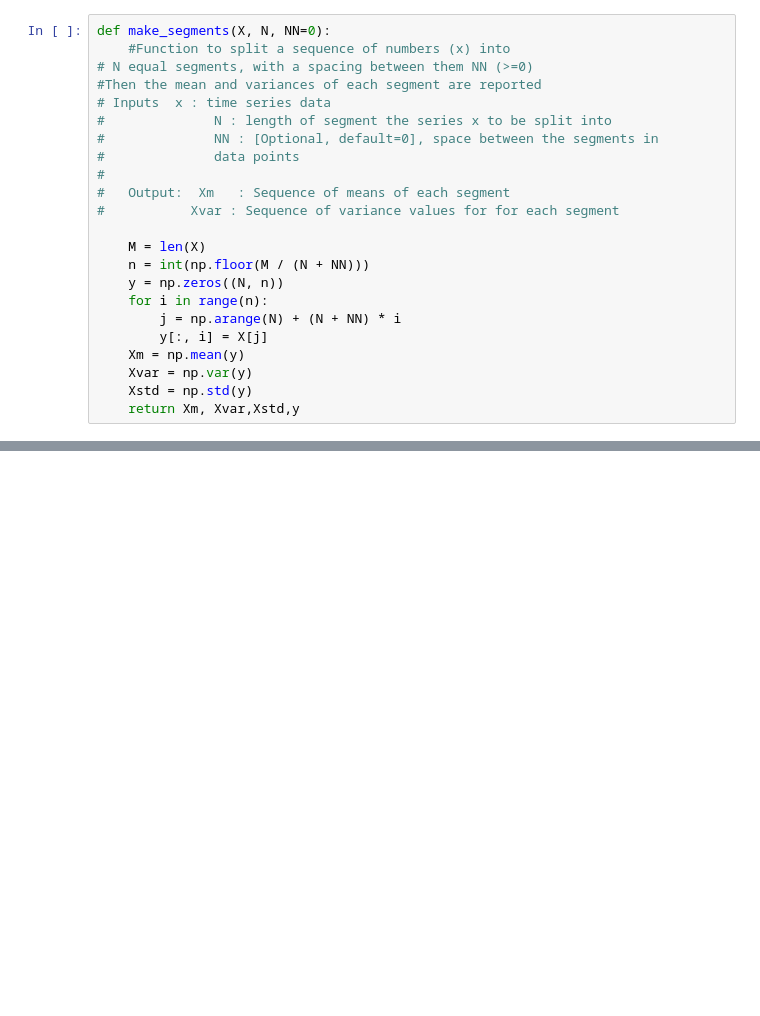
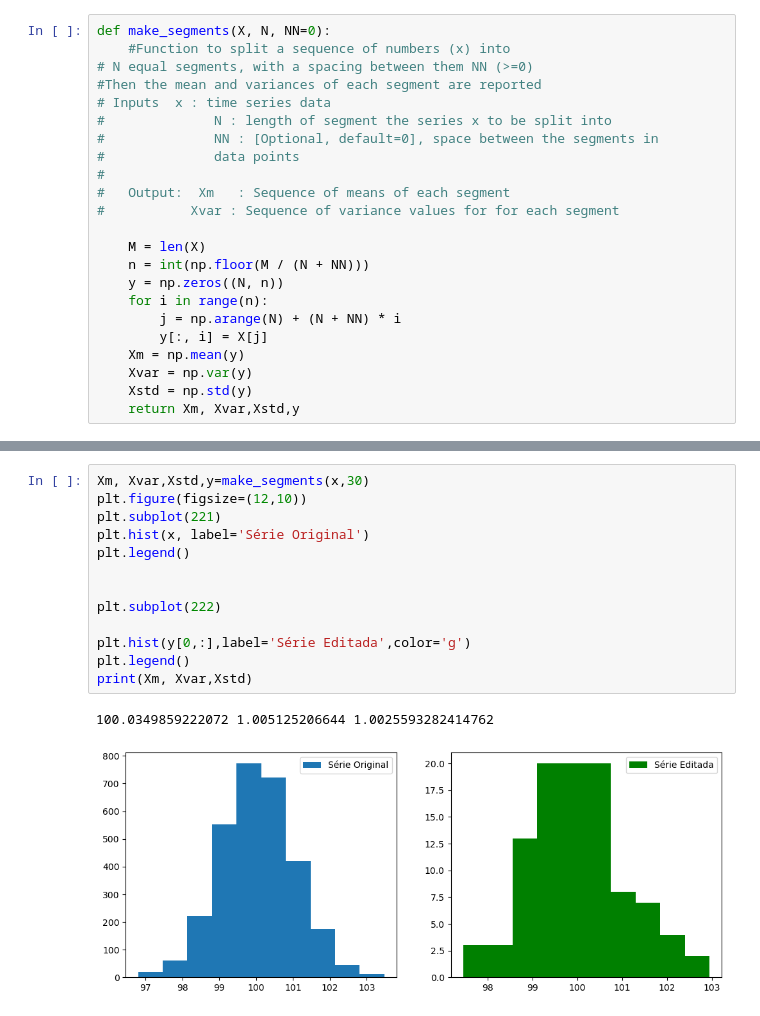
Before and after one commit to LSalimene/Analise-Series-temporais-em-oceano, a Jupyter notebook: lista2.ipynb, the cells around one changed output, grey strips where cells are left out. Drawn from its saved outputs; the diff is of its cells as text; blank space fills up the shorter version.

```diff
--- a/lista2.ipynb
+++ b/lista2.ipynb
@@ -69,0 +84,16 @@ plt.hist(y[1,:],label='Série Editada')
+# %%
+Xm, Xvar,Xstd,y=make_segments(x,30)
+plt.figure(figsize=(12,10))
+plt.subplot(221)
+plt.hist(x, label='Série Original')
+plt.legend()
+
+
+plt.subplot(222)
+
+plt.hist(y[0,:],label='Série Editada',color='g')
+plt.legend()
+print(Xm, Xvar,Xstd)
+# %% [output]
+100.0349859222072 1.005125206644 1.0025593282414762
+[figure, added]
```
Also changed, not shown: parts of 10 cells of this notebook, 3 other files.
